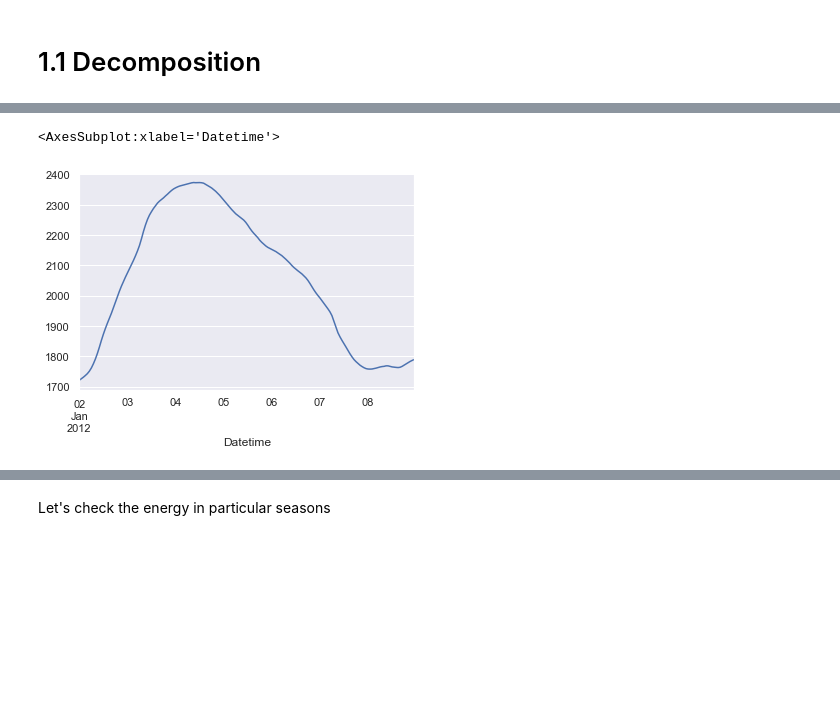
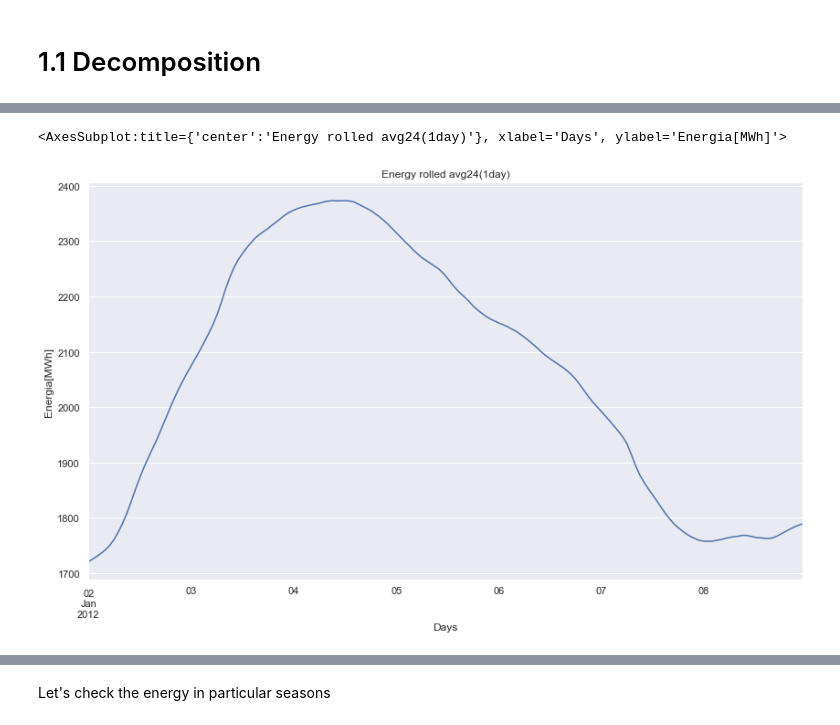
Before and after one commit to jumpincrane/EAD_project_2, a Jupyter notebook: analiza.ipynb, the cells around one changed output, grey strips where cells are left out. Cells and saved outputs as stored; diff of their text form; code cells hidden in the pictures; blank space fills up the shorter version.

```diff
--- a/analiza.ipynb
+++ b/analiza.ipynb
@@ -135,6 +120,6 @@ complete_df['Energy_MW']['2011':'2013'].rolling(30).mean()['2012':'2012'].plot()
 # %%
-original_e_cons_df.set_index('Datetime')['Energy_MW']['2011':'2012'].rolling(24).mean()['2012-01-02':'2012-01-08'].plot()
+original_e_cons_df.set_index('Datetime')['Energy_MW']['2011':'2012'].rolling(24).mean()['2012-01-02':'2012-01-08'].plot(xlabel='Days', ylabel='Energia[MWh]', figsize=(14, 8), grid=True, title='Energy rolled avg24(1day)')
 # %% [output]
-<AxesSubplot:xlabel='Datetime'>
+<AxesSubplot:title={'center':'Energy rolled avg24(1day)'}, xlabel='Days', ylabel='Energia[MWh]'>
-[figure, old version]
+[figure, new version]
 # %%
```
Also changed, not shown: parts of 106 cells of this notebook.
